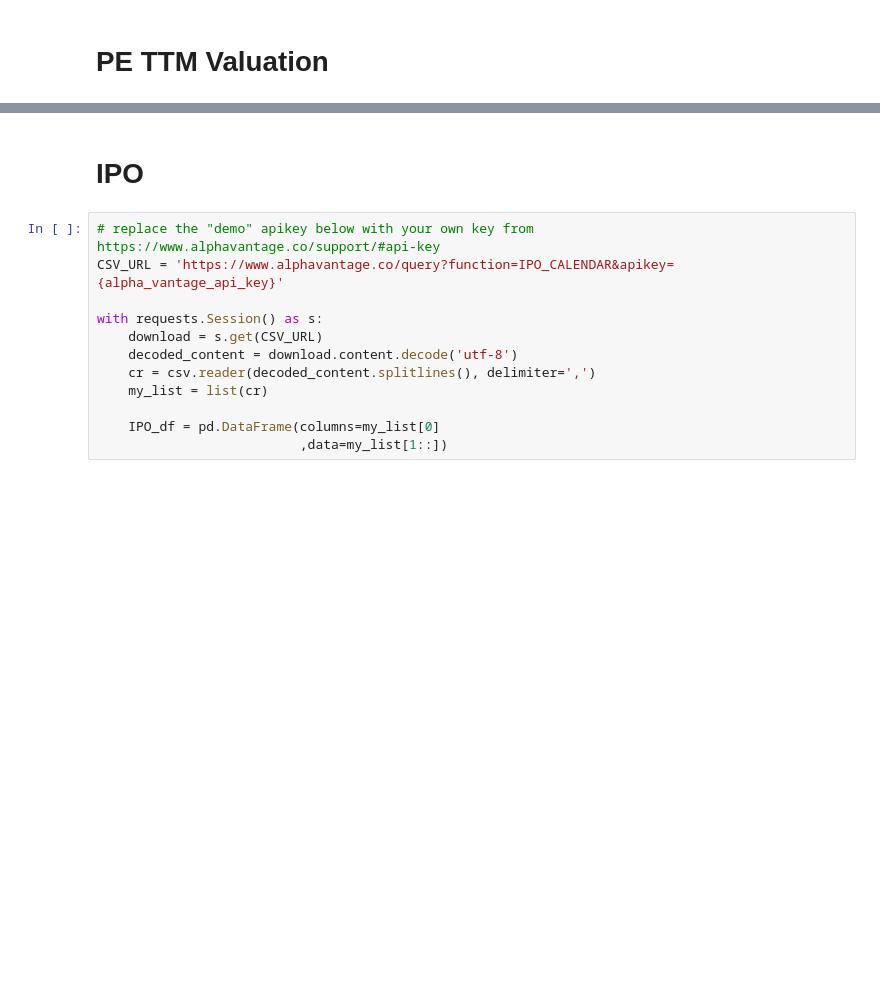
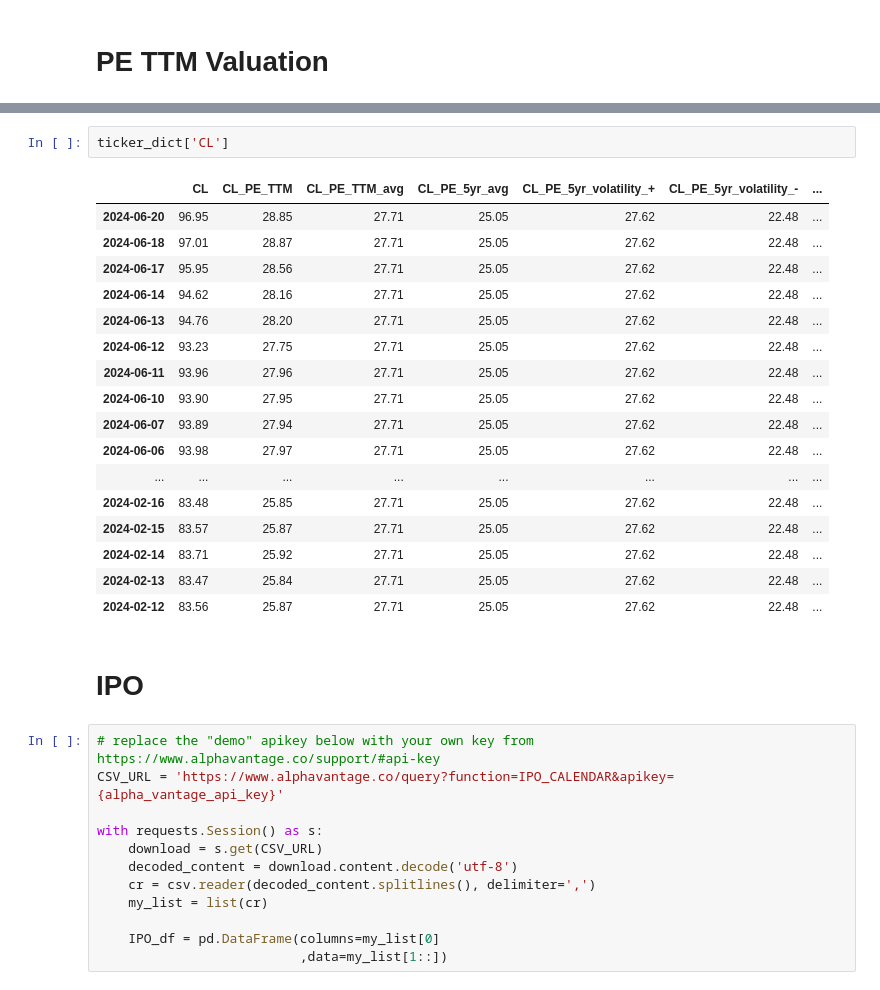
Before and after one commit to tangj310/Inv_equity, a Jupyter notebook: 03_PE_TTM_valuation/PE_TTM_valuation_01.ipynb, the cells around one changed output, grey strips where cells are left out. Drawn from its saved outputs; the diff is of its cells as text; blank space fills up the shorter version.

```diff
--- a/03_PE_TTM_valuation/PE_TTM_valuation_01.ipynb
+++ b/03_PE_TTM_valuation/PE_TTM_valuation_01.ipynb
@@ -352,3 +356,23 @@ ticker_dict['COST']
+# %%
+ticker_dict['CL']
+# %% [output]
+|  | CL | CL_PE_TTM | CL_PE_TTM_avg | CL_PE_5yr_avg | CL_PE_5yr_volatility_+ | CL_PE_5yr_volatility_- | ... |
+| 2024-06-20 | 96.95 | 28.85 | 27.71 | 25.05 | 27.62 | 22.48 | ... |
+| 2024-06-18 | 97.01 | 28.87 | 27.71 | 25.05 | 27.62 | 22.48 | ... |
+| 2024-06-17 | 95.95 | 28.56 | 27.71 | 25.05 | 27.62 | 22.48 | ... |
+| 2024-06-14 | 94.62 | 28.16 | 27.71 | 25.05 | 27.62 | 22.48 | ... |
+| 2024-06-13 | 94.76 | 28.20 | 27.71 | 25.05 | 27.62 | 22.48 | ... |
+| 2024-06-12 | 93.23 | 27.75 | 27.71 | 25.05 | 27.62 | 22.48 | ... |
+| 2024-06-11 | 93.96 | 27.96 | 27.71 | 25.05 | 27.62 | 22.48 | ... |
+| 2024-06-10 | 93.90 | 27.95 | 27.71 | 25.05 | 27.62 | 22.48 | ... |
+| 2024-06-07 | 93.89 | 27.94 | 27.71 | 25.05 | 27.62 | 22.48 | ... |
+| 2024-06-06 | 93.98 | 27.97 | 27.71 | 25.05 | 27.62 | 22.48 | ... |
+| ... | ... | ... | ... | ... | ... | ... | ... |
+| 2024-02-16 | 83.48 | 25.85 | 27.71 | 25.05 | 27.62 | 22.48 | ... |
+| 2024-02-15 | 83.57 | 25.87 | 27.71 | 25.05 | 27.62 | 22.48 | ... |
+| 2024-02-14 | 83.71 | 25.92 | 27.71 | 25.05 | 27.62 | 22.48 | ... |
+| 2024-02-13 | 83.47 | 25.84 | 27.71 | 25.05 | 27.62 | 22.48 | ... |
+| 2024-02-12 | 83.56 | 25.87 | 27.71 | 25.05 | 27.62 | 22.48 | ... |
 # %% [markdown]
 # IPO
 # %%
```
Also changed, not shown: parts of 4 cells of this notebook, 1 other file.
